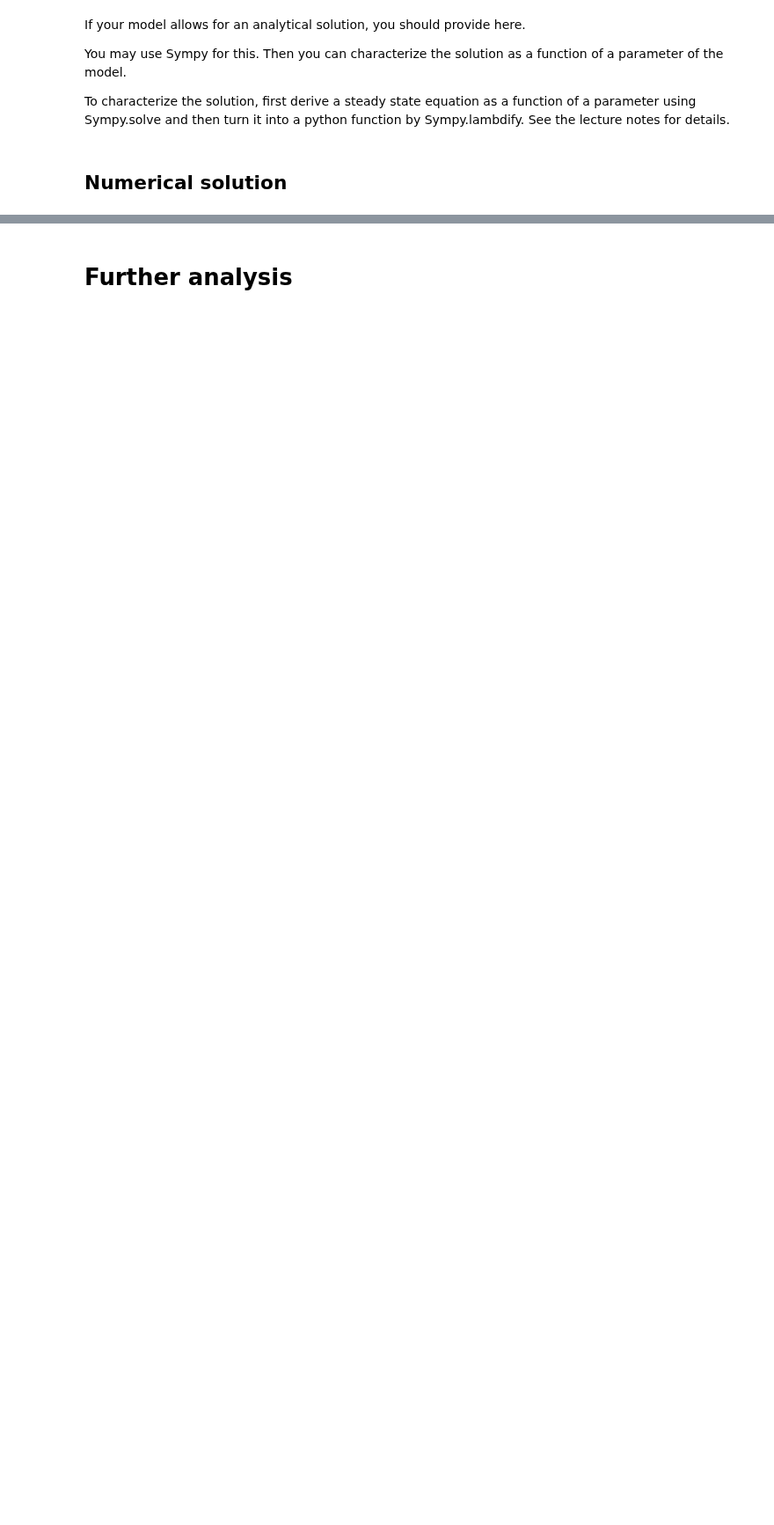
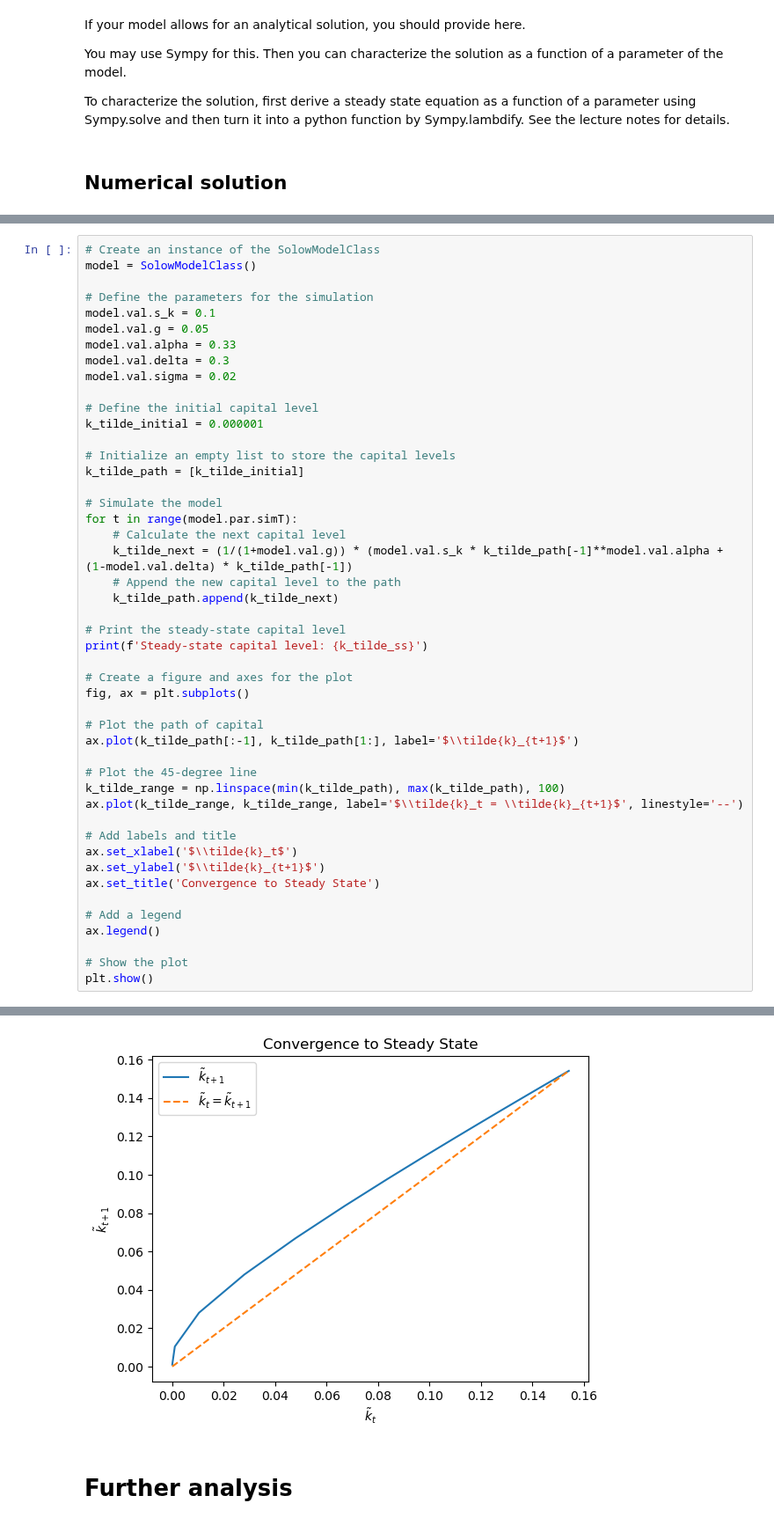
Before and after one commit to NumEconCopenhagen/projects-2023-philx2-nico, a Jupyter notebook: modelproject/modelproject.ipynb, the cells around one changed output, grey strips where cells are left out. Shown at 88% size. Saved outputs shown, nothing was run; the diff lists cells and outputs as text; blank space fills up the shorter version.

Commit message:
Udregnet SS for forskellig delta og startet på ana

```diff
--- a/modelproject/modelproject.ipynb
+++ b/modelproject/modelproject.ipynb
@@ -92,0 +97,48 @@ Are there any problems with convergence? Does the model converge for all startin
+# %%
+# Create an instance of the SolowModelClass
+model = SolowModelClass()
+
+# Define the parameters for the simulation
+model.val.s_k = 0.1
+model.val.g = 0.05
+model.val.alpha = 0.33
+model.val.delta = 0.3
+model.val.sigma = 0.02
+
+# Define the initial capital level
+k_tilde_initial = 0.000001
+
+# Initialize an empty list to store the capital levels
+k_tilde_path = [k_tilde_initial]
+
+# Simulate the model
+for t in range(model.par.simT):
+    # Calculate the next capital level
+    k_tilde_next = (1/(1+model.val.g)) * (model.val.s_k * k_tilde_path[-1]**model.val.alpha + (1-model.val.delta) * k_tilde_path[-1])
+    # Append the new capital level to the path
+    k_tilde_path.append(k_tilde_next)
+
+# Print the steady-state capital level
+print(f'Steady-state capital level: {k_tilde_ss}')
+
+# Create a figure and axes for the plot
+fig, ax = plt.subplots()
+
+# Plot the path of capital
+ax.plot(k_tilde_path[:-1], k_tilde_path[1:], label='$\\tilde{k}_{t+1}$')
+
+# Plot the 45-degree line
+k_tilde_range = np.linspace(min(k_tilde_path), max(k_tilde_path), 100)
+ax.plot(k_tilde_range, k_tilde_range, label='$\\tilde{k}_t = \\tilde{k}_{t+1}$', linestyle='--')
+
+# Add labels and title
+ax.set_xlabel('$\\tilde{k}_t$')
+ax.set_ylabel('$\\tilde{k}_{t+1}$')
+ax.set_title('Convergence to Steady State')
+
+# Add a legend
+ax.legend()
+
+# Show the plot
+plt.show()
+# %% [output]
@@ -93,2 +146,3 @@ Are there any problems with convergence? Does the model converge for all startin
+[figure, added]
 # %% [markdown]
 # Further analysis
```
Also changed, not shown: parts of 12 cells of this notebook, 1 other file.
